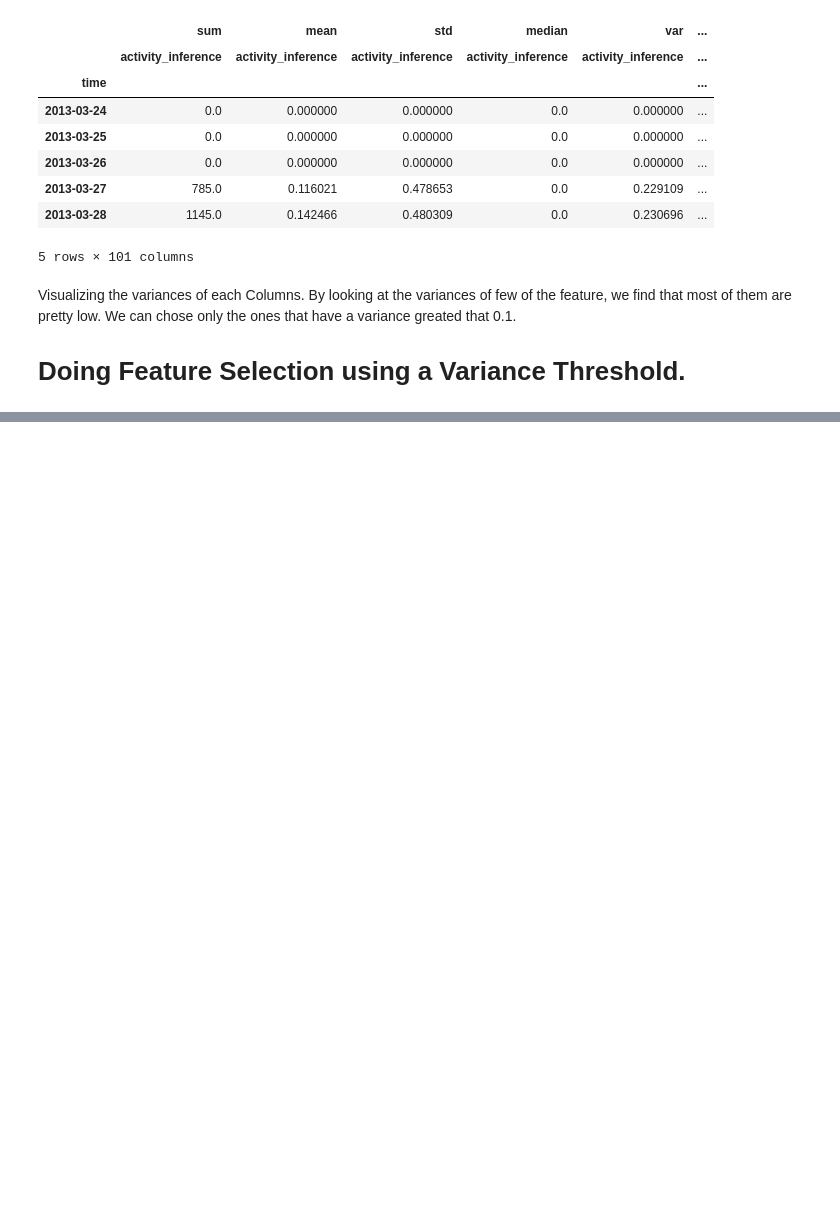
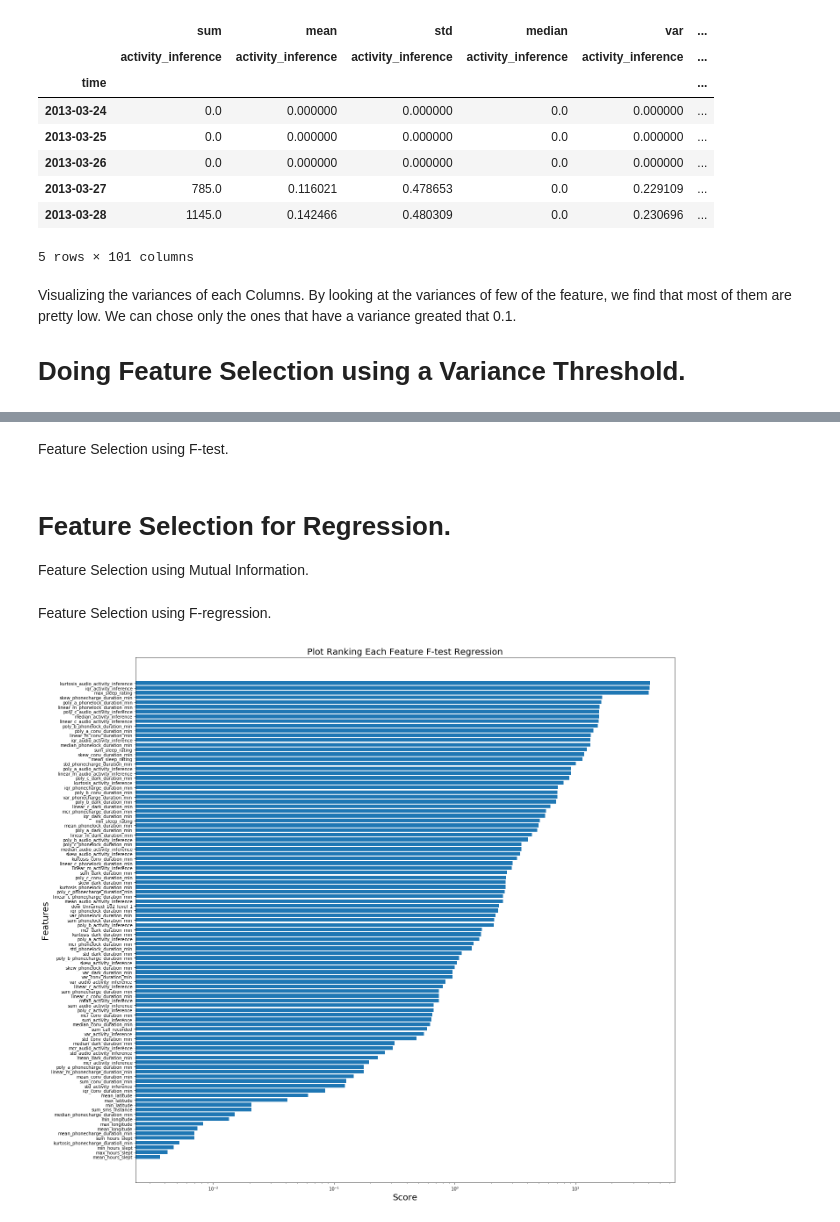
Before and after one commit to abhinavshaw1993/StudentLife-ML-Analysis, a Jupyter notebook: FeatureSelection/FeatureSelection.ipynb, the cells around one changed output, grey strips where cells are left out. Drawn from its saved outputs; the diff is of its cells as text; code cells hidden in the pictures; blank space fills up the shorter version.

Commit message:
Completed FeatueSelection VIz using various Univariate Techniques

```diff
--- a/FeatureSelection/FeatureSelection.ipynb
+++ b/FeatureSelection/FeatureSelection.ipynb
@@ -5,10 +5,14 @@ import pandas as pd
 import numpy as np
 import os
 import matplotlib.pyplot as plt
+from sklearn.preprocessing import normalize
 from sklearn.model_selection import LeavePGroupsOut
 from sklearn.preprocessing import StandardScaler
 from sklearn.feature_selection import VarianceThreshold
-
+from sklearn.feature_selection import mutual_info_classif
+from sklearn.feature_selection import f_classif
+from sklearn.feature_selection import mutual_info_regression
+from sklearn.feature_selection import f_regression
 
 def get_file_list():
     path = "../data/FixedInterval Agrregates"
@@ -32,7 +36,7 @@ def adjust_stress_values(stress_level):
 
     return mapping[stress_level]
 
-def produce_barplot(dataframe, title=None, xlabel=None, ylabel=None, file_path=None, show_fig=True):
+def generate_barplot(dataframe, title=None, xlabel=None, ylabel=None, file_path=None, show_fig=True):
     dataframe.reset_index(inplace=True)
     dataframe["x_label"] = dataframe["level_0"] + "_"  + dataframe["level_1"]
     dataframe.drop(columns=["level_0", "level_1"], inplace=True)
@@ -53,6 +57,7 @@ def produce_barplot(dataframe, title=None, xlabel=None, ylabel=None, file_path=N
     plt.savefig(file_path)
     if show_fig:
         plt.show()
+    plt.close()
 
 def get_data(stress_agg='min', verbose=False, scaling=False):
 
@@ -93,12 +98,13 @@ def get_data(stress_agg='min', verbose=False, scaling=False):
     if scaling:
         # Transforming Data by getting custom transformer.
         transformer = StandardScaler()
-        train_x = transformer.fit_transform(train_x)
-
+        transforemd_train_x = transformer.fit_transform(train_x)
+#         transforemd_train_x = normalize(train_x)
+        train_x = pd.DataFrame(transforemd_train_x, columns=train_x.columns)
 
     return students, train_x, train_y
 
-students, train_x, train_y = get_data(verbose=False)
+students, train_x, train_y = get_data(scaling=False, verbose=False)
 display(train_x.head())
 # %% [output]
 |  | sum | mean | std | median | var | ... |
@@ -171,0 +201,2 @@ refine_train_x = feature_selection_var(train_x,threshold=5, verbose=False)
+# %% [markdown]
+Feature Selection using F-test.
@@ -171,0 +234,3 @@ refine_train_x = feature_selection_var(train_x,threshold=5, verbose=False)
+# %% [markdown]
+# Feature Selection for Regression.
+Feature Selection using Mutual Information.
@@ -171,0 +259,27 @@ refine_train_x = feature_selection_var(train_x,threshold=5, verbose=False)
+# %% [markdown]
+Feature Selection using F-regression.
+# %%
+def feature_selection_f_regress(train_x, train_y, verbose=False):
+
+    f_values, p_values = f_regression(train_x, train_y)
+    f_values= pd.DataFrame(f_values, index=train_x.columns)
+    p_values= pd.DataFrame(p_values, index=train_x.columns)
+
+    if verbose:
+        print("F-values and P-values are: ")
+        print_df = pd.concat([f_values, p_values], axis=1)
+        display(print_df)
+
+    return f_values, p_values
+
+f_values, p_values = feature_selection_f_regress(train_x, train_y, verbose=False)
+
+generate_barplot(f_values,
+                title="Plot Ranking Each Feature F-test Regression",
+                xlabel="Score",
+                ylabel="Features",
+                file_path="./FeatureImportance Plots/FeatureSelectionUsingF_Test_regression.jpg",
+                show_fig=True
+               )
+# %% [output]
+[figure, added]
```
Also changed, not shown: parts of 7 cells of this notebook, 5 other files.
